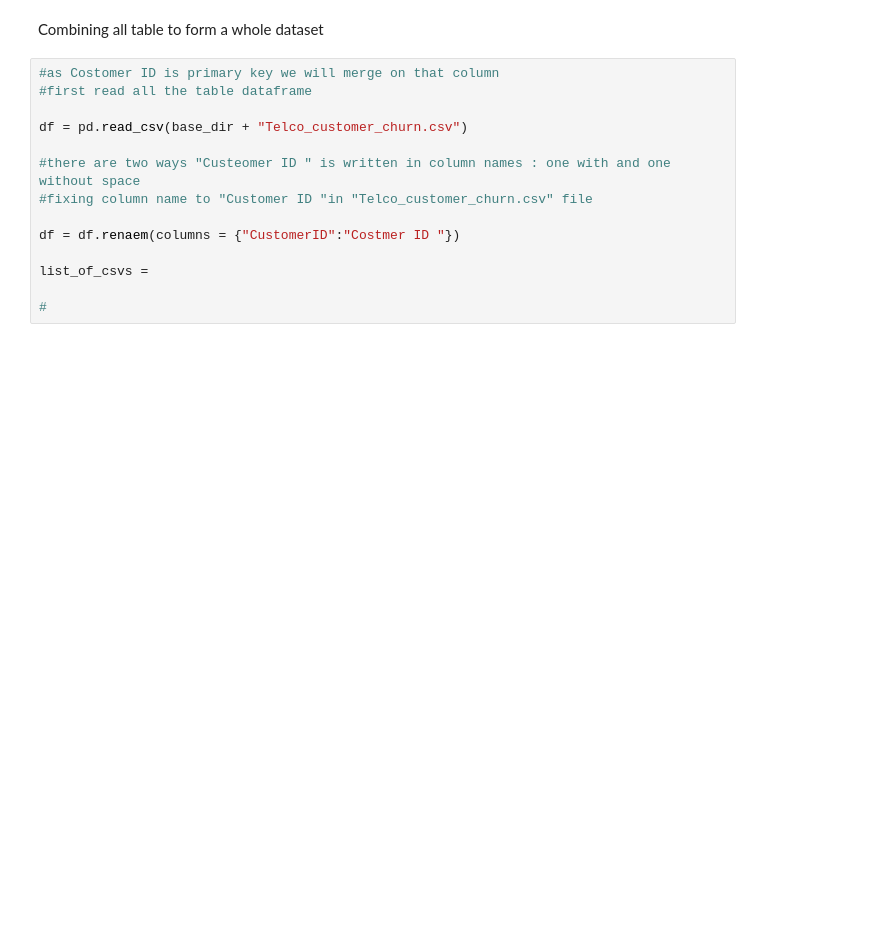
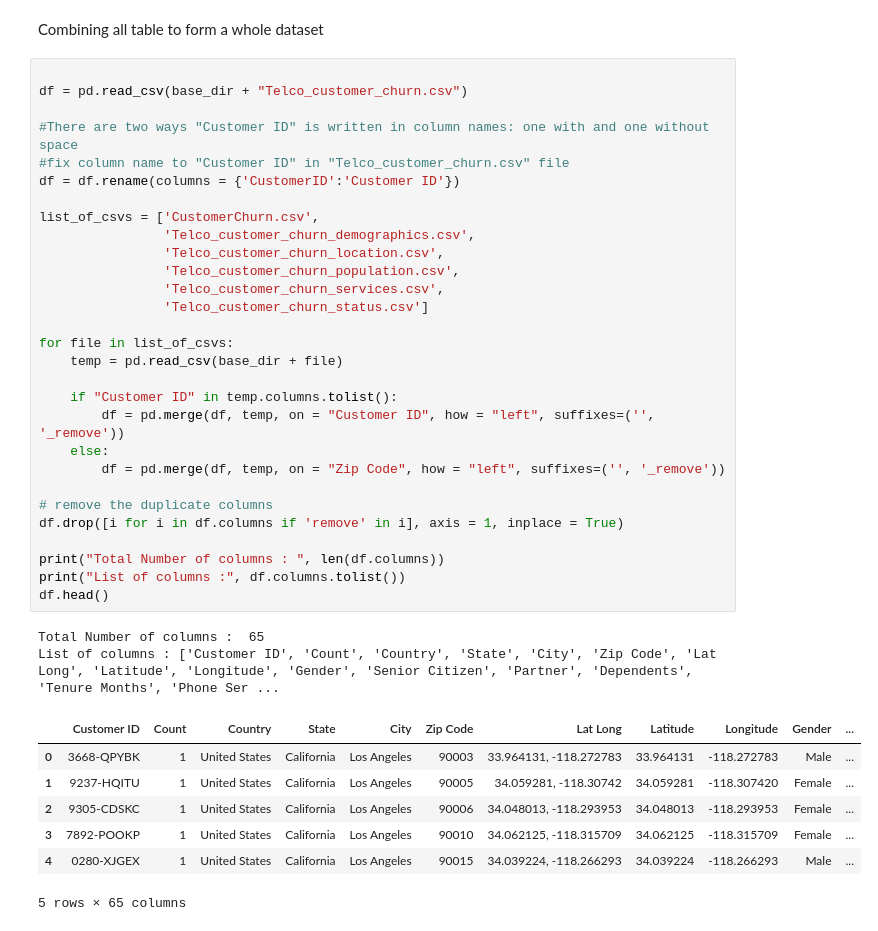
Before and after one commit to sanketmahadik666/Churnprediction, a Jupyter notebook: Customer_Churn_Prediction_FIXED.ipynb, the cells around one changed output. Drawn from its saved outputs; the diff is of its cells as text; blank space fills up the shorter version.

```diff
--- a/Customer_Churn_Prediction_FIXED.ipynb
+++ b/Customer_Churn_Prediction_FIXED.ipynb
@@ -69,16 +69,41 @@ Note : each column have Customer id exept population table were the population c
 # %% [markdown]
 Combining all table to form a whole dataset
 # %%
-#as Costomer ID is primary key we will merge on that column
-#first read all the table dataframe
 
 df = pd.read_csv(base_dir + "Telco_customer_churn.csv")
 
-#there are two ways "Custeomer ID " is written in column names : one with and one without space
-#fixing column name to "Customer ID "in "Telco_customer_churn.csv" file
+#There are two ways "Customer ID" is written in column names: one with and one without space
+#fix column name to "Customer ID" in "Telco_customer_churn.csv" file
+df = df.rename(columns = {'CustomerID':'Customer ID'})
 
-df = df.renaem(columns = {"CustomerID":"Costmer ID "})
+list_of_csvs = ['CustomerChurn.csv',
+                'Telco_customer_churn_demographics.csv',
+                'Telco_customer_churn_location.csv',
+                'Telco_customer_churn_population.csv',
+                'Telco_customer_churn_services.csv',
+                'Telco_customer_churn_status.csv']
 
-list_of_csvs =
+for file in list_of_csvs:
+    temp = pd.read_csv(base_dir + file)
 
-#
+    if "Customer ID" in temp.columns.tolist():
+        df = pd.merge(df, temp, on = "Customer ID", how = "left", suffixes=('', '_remove'))
+    else:
+        df = pd.merge(df, temp, on = "Zip Code", how = "left", suffixes=('', '_remove'))
+
+# remove the duplicate columns
+df.drop([i for i in df.columns if 'remove' in i], axis = 1, inplace = True)
+
+print("Total Number of columns : ", len(df.columns))
+print("List of columns :", df.columns.tolist())
+df.head()
+# %% [output]
+Total Number of columns :  65
+List of columns : ['Customer ID', 'Count', 'Country', 'State', 'City', 'Zip Code', 'Lat Long', 'Latitude', 'Longitude', 'Gender', 'Senior Citizen', 'Partner', 'Dependents', 'Tenure Months', 'Phone Ser ...
+|  | Customer ID | Count | Country | State | City | Zip Code | Lat Long | Latitude | Longitude | Gender | ... |
+| 0 | 3668-QPYBK | 1 | United States | California | Los Angeles | 90003 | 33.964131, -118.272783 | 33.964131 | -118.272783 | Male | ... |
+| 1 | 9237-HQITU | 1 | United States | California | Los Angeles | 90005 | 34.059281, -118.30742 | 34.059281 | -118.307420 | Female | ... |
+| 2 | 9305-CDSKC | 1 | United States | California | Los Angeles | 90006 | 34.048013, -118.293953 | 34.048013 | -118.293953 | Female | ... |
+| 3 | 7892-POOKP | 1 | United States | California | Los Angeles | 90010 | 34.062125, -118.315709 | 34.062125 | -118.315709 | Female | ... |
+| 4 | 0280-XJGEX | 1 | United States | California | Los Angeles | 90015 | 34.039224, -118.266293 | 34.039224 | -118.266293 | Male | ... |
+5 rows × 65 columns
```
Also changed, not shown: parts of 20 cells of this notebook.
